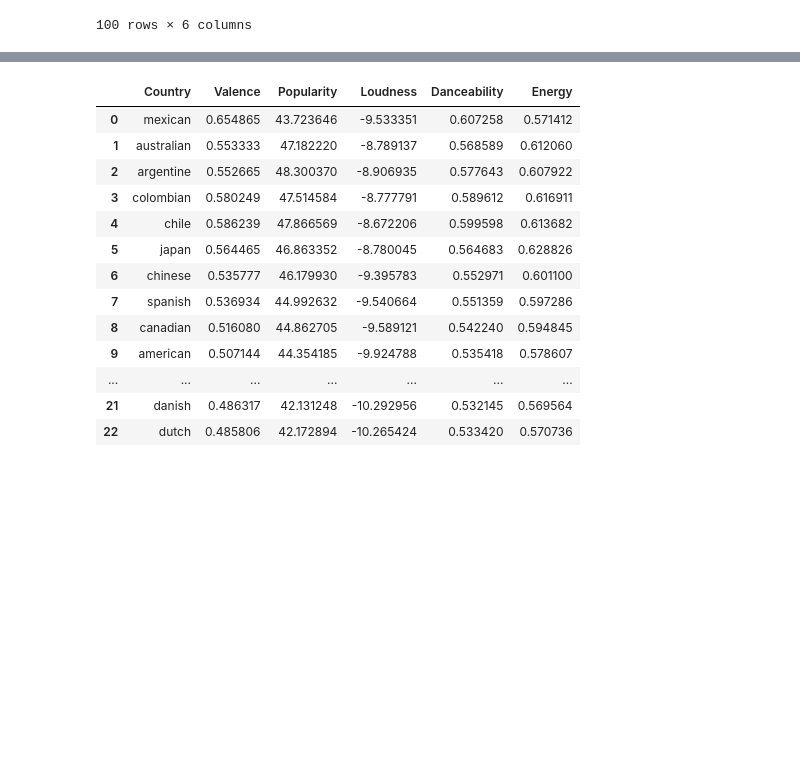
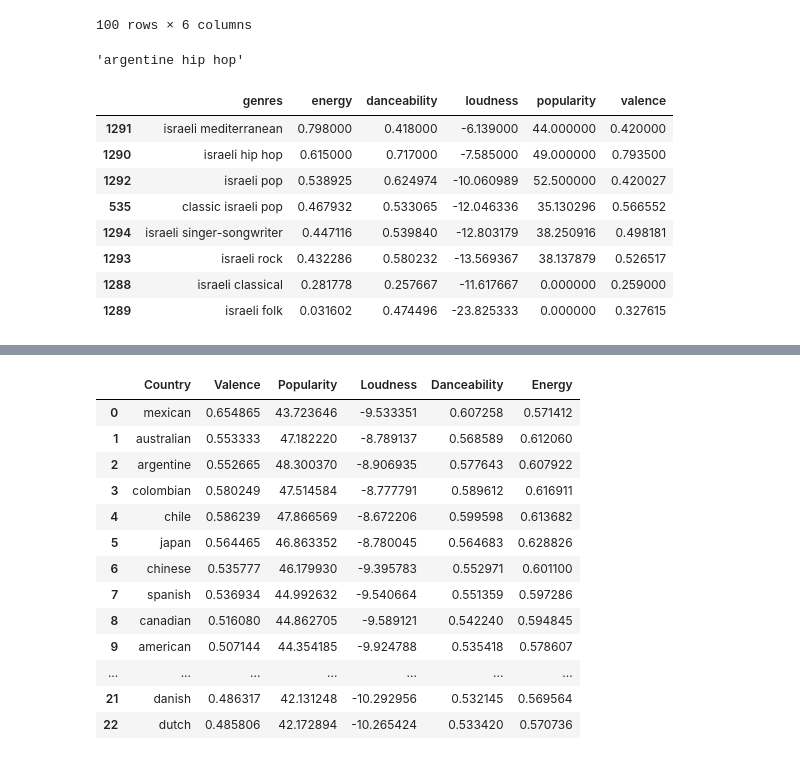
Before and after one commit to DataBerenicenz/Epsilon_Team, a Jupyter notebook: +Jesus/Jonathan copy Oct_27_2020 Spotify.ipynb, the cells around one changed output, grey strips where cells are left out. Saved outputs shown, nothing was run; the diff lists cells and outputs as text; code cells hidden in the pictures; blank space fills up the shorter version.

```diff
--- a/+Jesus/Jonathan copy Oct_27_2020 Spotify.ipynb
+++ b/+Jesus/Jonathan copy Oct_27_2020 Spotify.ipynb
@@ -80,6 +80,10 @@ genres_energy.head(100)
 | 865 | easycore | 0.918714 | 0.549819 | -3.988851 | 46.206494 | 0.565258 |
 | 610 | connecticut hardcore | 0.918250 | 0.435250 | -5.541062 | 38.312500 | 0.422063 |
 100 rows × 6 columns
+# %%
+genres_energy["genres"][100]
+# %% [output]
+'argentine hip hop'
 # %%
 genre = []
 valence = 0
@@ -111,0 +198,12 @@ for country in countries:
+# %%
+israeli_genres_df
+# %% [output]
+|  | genres | energy | danceability | loudness | popularity | valence |
+| 1291 | israeli mediterranean | 0.798000 | 0.418000 | -6.139000 | 44.000000 | 0.420000 |
+| 1290 | israeli hip hop | 0.615000 | 0.717000 | -7.585000 | 49.000000 | 0.793500 |
+| 1292 | israeli pop | 0.538925 | 0.624974 | -10.060989 | 52.500000 | 0.420027 |
+| 535 | classic israeli pop | 0.467932 | 0.533065 | -12.046336 | 35.130296 | 0.566552 |
+| 1294 | israeli singer-songwriter | 0.447116 | 0.539840 | -12.803179 | 38.250916 | 0.498181 |
+| 1293 | israeli rock | 0.432286 | 0.580232 | -13.569367 | 38.137879 | 0.526517 |
+| 1288 | israeli classical | 0.281778 | 0.257667 | -11.617667 | 0.000000 | 0.259000 |
+| 1289 | israeli folk | 0.031602 | 0.474496 | -23.825333 | 0.000000 | 0.327615 |
```
Also changed, not shown: parts of 11 cells of this notebook.
